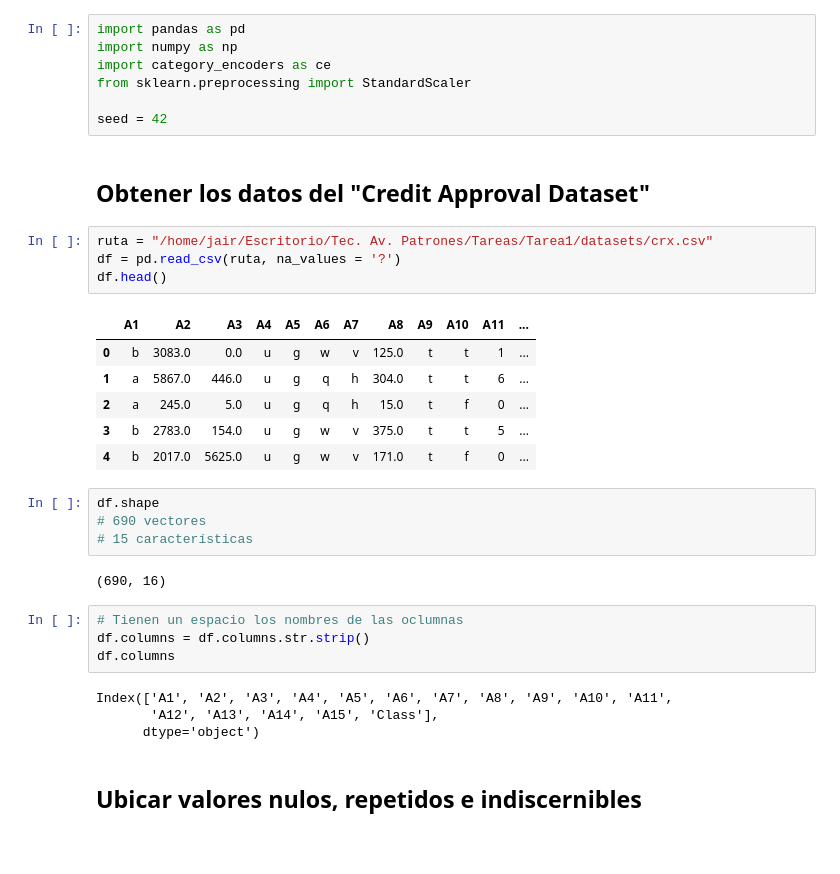
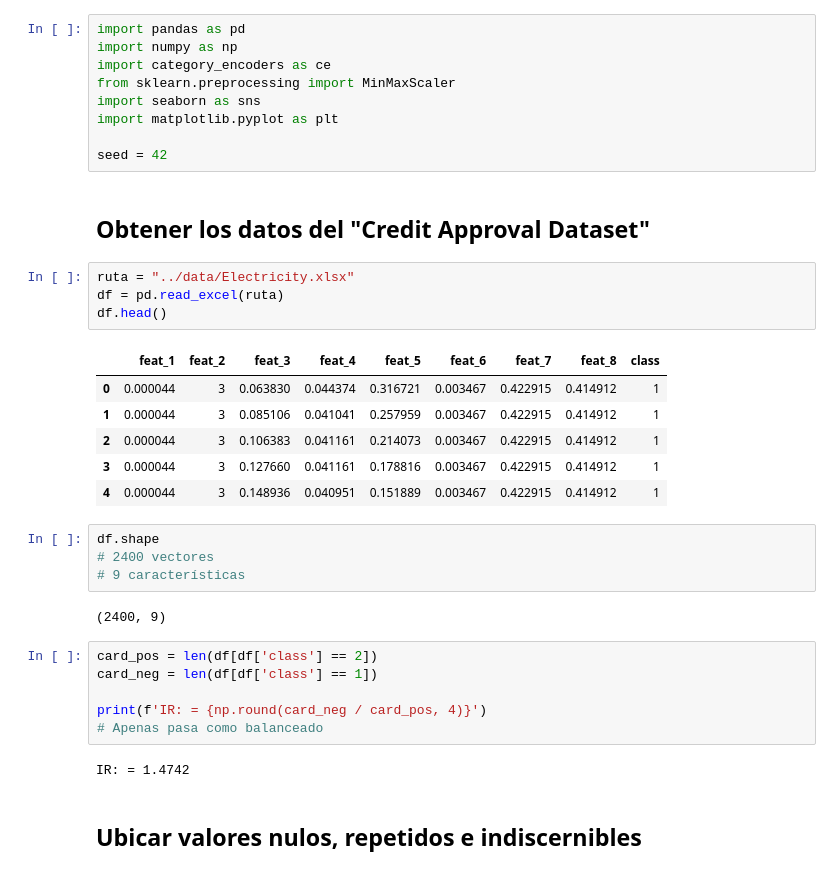
Before and after one commit to JairRamosG/T-cnicas-avanzadas-de-Clasificaci-n-de-Patrones, a Jupyter notebook: Tarea3 - Medidas de desempeño/src/limpieza.ipynb, the cells around one changed output. Saved outputs shown, nothing was run; the diff lists cells and outputs as text; blank space fills up the shorter version.

```diff
--- a/Tarea3 - Medidas de desempeño/src/limpieza.ipynb
+++ b/Tarea3 - Medidas de desempeño/src/limpieza.ipynb
@@ -2,36 +2,38 @@
 import pandas as pd
 import numpy as np
 import category_encoders as ce
-from sklearn.preprocessing import StandardScaler
+from sklearn.preprocessing import MinMaxScaler
+import seaborn as sns
+import matplotlib.pyplot as plt
 
 seed = 42
 # %% [markdown]
 ## Obtener los datos del "Credit Approval Dataset"
 # %%
-ruta = "/home/jair/Escritorio/Tec. Av. Patrones/Tareas/Tarea1/datasets/crx.csv"
-df = pd.read_csv(ruta, na_values = '?')
+ruta = "../data/Electricity.xlsx"
+df = pd.read_excel(ruta)
 df.head()
 # %% [output]
-|  | A1 | A2 | A3 | A4 | A5 | A6 | A7 | A8 | A9 | A10 | A11 | ... |
-| 0 | b | 3083.0 | 0.0 | u | g | w | v | 125.0 | t | t | 1 | ... |
-| 1 | a | 5867.0 | 446.0 | u | g | q | h | 304.0 | t | t | 6 | ... |
-| 2 | a | 245.0 | 5.0 | u | g | q | h | 15.0 | t | f | 0 | ... |
-| 3 | b | 2783.0 | 154.0 | u | g | w | v | 375.0 | t | t | 5 | ... |
-| 4 | b | 2017.0 | 5625.0 | u | g | w | v | 171.0 | t | f | 0 | ... |
+|  | feat_1 | feat_2 | feat_3 | feat_4 | feat_5 | feat_6 | feat_7 | feat_8 | class |
+| 0 | 0.000044 | 3 | 0.063830 | 0.044374 | 0.316721 | 0.003467 | 0.422915 | 0.414912 | 1 |
+| 1 | 0.000044 | 3 | 0.085106 | 0.041041 | 0.257959 | 0.003467 | 0.422915 | 0.414912 | 1 |
+| 2 | 0.000044 | 3 | 0.106383 | 0.041161 | 0.214073 | 0.003467 | 0.422915 | 0.414912 | 1 |
+| 3 | 0.000044 | 3 | 0.127660 | 0.041161 | 0.178816 | 0.003467 | 0.422915 | 0.414912 | 1 |
+| 4 | 0.000044 | 3 | 0.148936 | 0.040951 | 0.151889 | 0.003467 | 0.422915 | 0.414912 | 1 |
 # %%
 df.shape
-# 690 vectores
-# 15 características
+# 2400 vectores
+# 9 características
 # %% [output]
-(690, 16)
+(2400, 9)
-# %%
-# Tienen un espacio los nombres de las oclumnas
-df.columns = df.columns.str.strip()
-df.columns
-# %% [output]
-Index(['A1', 'A2', 'A3', 'A4', 'A5', 'A6', 'A7', 'A8', 'A9', 'A10', 'A11',
-       'A12', 'A13', 'A14', 'A15', 'Class'],
-      dtype='object')
+# %%
+card_pos = len(df[df['class'] == 2])
+card_neg = len(df[df['class'] == 1])
+
+print(f'IR: = {np.round(card_neg / card_pos, 4)}')
+# Apenas pasa como balanceado
+# %% [output]
+IR: = 1.4742
 # %% [markdown]
 ## Ubicar valores nulos, repetidos e indiscernibles
 # %%
```
Also changed, not shown: parts of 25 cells of this notebook, 6 other files.
